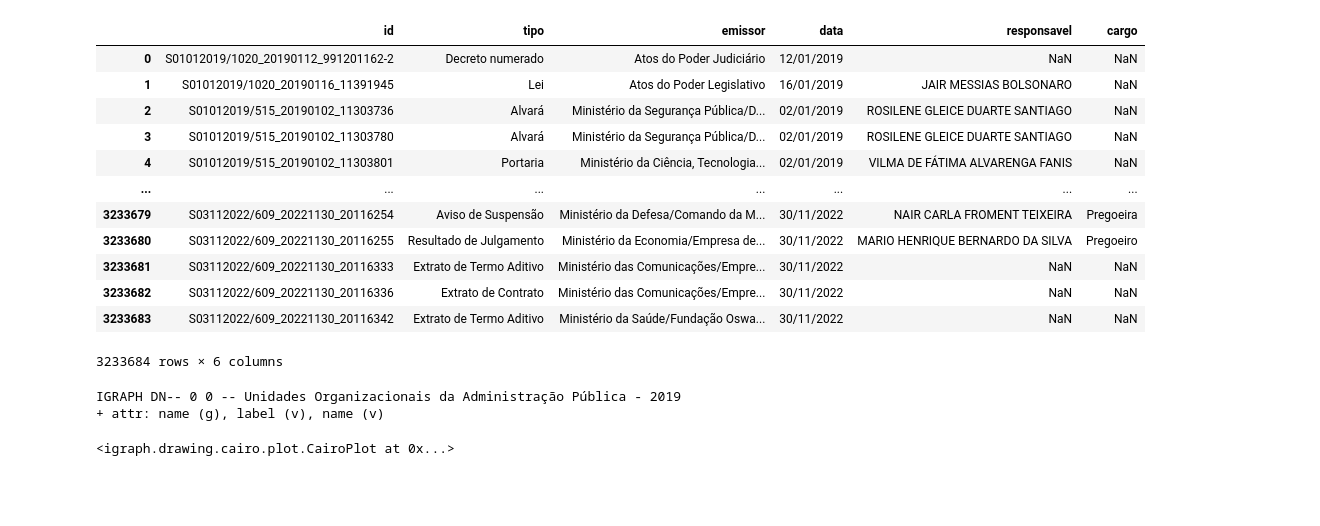
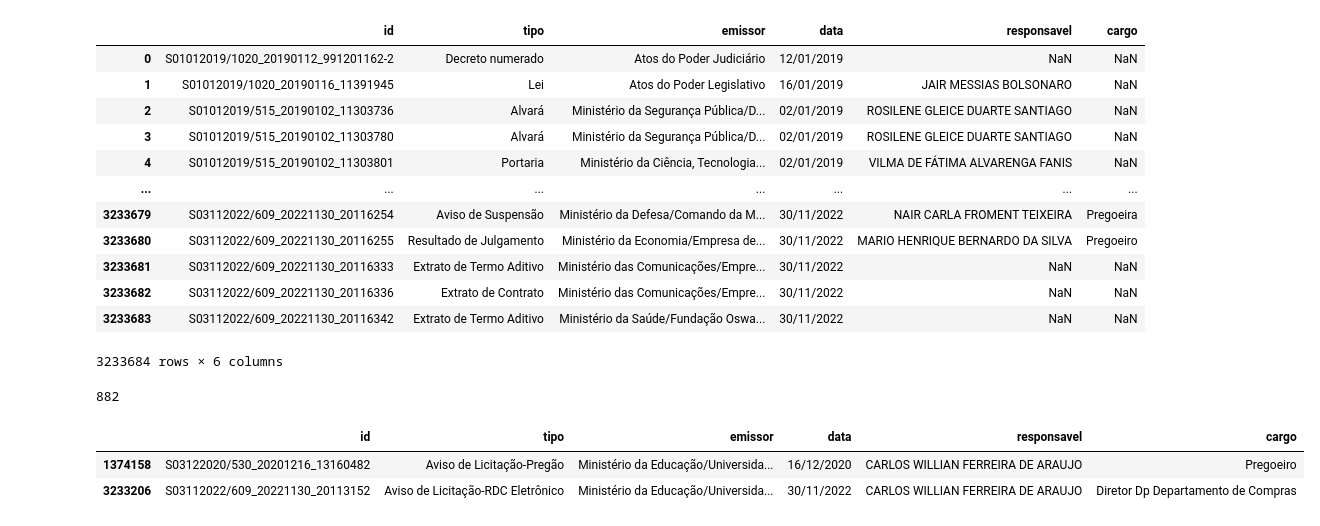
Before and after one commit to drausio/tcc_dsa_usp_esalq, a Jupyter notebook: resultados-preliminares/04_ConstrucaoDosGrafos.ipynb, the cells around one changed output. Cells and saved outputs as stored; diff of their text form; code cells hidden in the pictures; blank space fills up the shorter version.

```diff
--- a/resultados-preliminares/04_ConstrucaoDosGrafos.ipynb
+++ b/resultados-preliminares/04_ConstrucaoDosGrafos.ipynb
@@ -341,14 +334,15 @@ big_frame
 | 3233682 | S03112022/609_20221130_20116336 | Extrato de Contrato | Ministério das Comunicações/Empre... | 30/11/2022 | NaN | NaN |
 | 3233683 | S03112022/609_20221130_20116342 | Extrato de Termo Aditivo | Ministério da Saúde/Fundação Oswa... | 30/11/2022 | NaN | NaN |
 3233684 rows × 6 columns
-# %%
-diff_out_2019_2022 = grafo2019.difference(grafo2022)
-sub_diff_out_2019_2022 = diff_out_2019_2022.subgraph_edges(diff_in_2022.es)
-print(sub_diff_out_2019_2022.summary())
-visual_style["margin"] = 100
-visual_style["layout"] = sub_diff_out_2019_2022.layout_reingold_tilford_circular()
-plot(sub_diff_out_2019_2022, "sub_diff_out_2019_2022.eps", **visual_style)
-# %% [output]
-IGRAPH DN-- 0 0 -- Unidades Organizacionais da Administração Pública - 2019
-+ attr: name (g), label (v), name (v)
-<igraph.drawing.cairo.plot.CairoPlot at 0x...>
+# %%
+df_filtro = big_frame[big_frame["emissor"].str.contains('Ministério da Educação')]
+df_filtro = df_filtro[df_filtro["emissor"].str.contains('Universidade')]
+df_filtro = df_filtro[df_filtro["emissor"].str.contains('Agreste de Pernambuco')]
+print(df_filtro.size)
+df = df_filtro.iloc[[0, -1]]
+df
+# %% [output]
+882
+|  | id | tipo | emissor | data | responsavel | cargo |
+| 1374158 | S03122020/530_20201216_13160482 | Aviso de Licitação-Pregão | Ministério da Educação/Universida... | 16/12/2020 | CARLOS WILLIAN FERREIRA DE ARAUJO | Pregoeiro |
+| 3233206 | S03112022/609_20221130_20113152 | Aviso de Licitação-RDC Eletrônico | Ministério da Educação/Universida... | 30/11/2022 | CARLOS WILLIAN FERREIRA DE ARAUJO | Diretor Dp Departamento de Compras |
```
Also changed, not shown: parts of 31 cells of this notebook, 18 other files.
